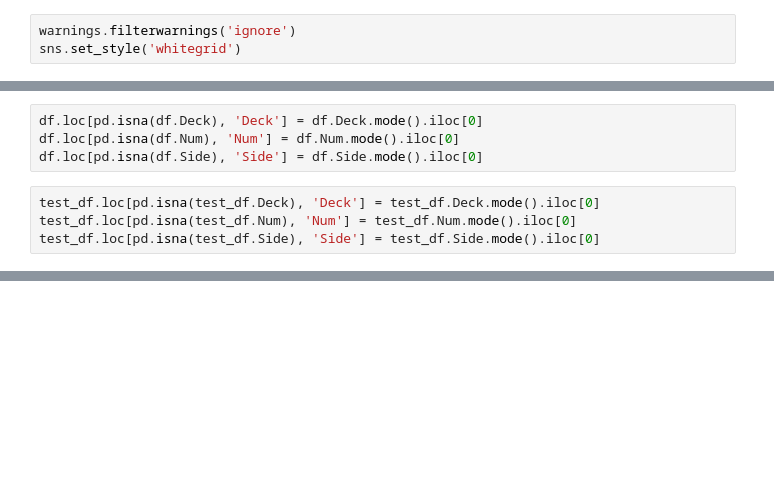
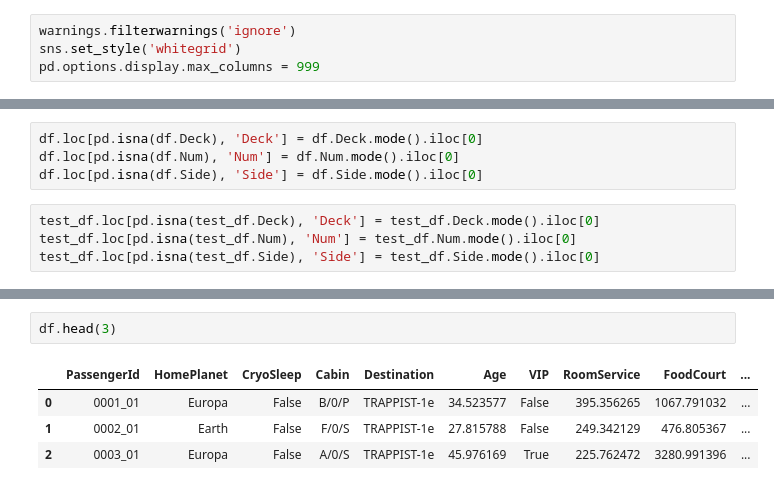
Before and after one commit to team-pass-ds/Spaceship-Titanic, a Jupyter notebook: notebooks/Comp-notebook.ipynb, the cells around one changed output, grey strips where cells are left out. Saved outputs shown, nothing was run; the diff lists cells and outputs as text; blank space fills up the shorter version.

```diff
--- a/notebooks/Comp-notebook.ipynb
+++ b/notebooks/Comp-notebook.ipynb
@@ -18,6 +18,7 @@ from IPython.display import Markdown, display
 # %%
 warnings.filterwarnings('ignore')
 sns.set_style('whitegrid')
+pd.options.display.max_columns = 999
 # %% [markdown]
 # Data and initial lookup
 
@@ -490,0 +508,7 @@ plt.show()
+# %%
+df.head(3)
+# %% [output]
+|  | PassengerId | HomePlanet | CryoSleep | Cabin | Destination | Age | VIP | RoomService | FoodCourt | ... |
+| 0 | 0001_01 | Europa | False | B/0/P | TRAPPIST-1e | 34.523577 | False | 395.356265 | 1067.791032 | ... |
+| 1 | 0002_01 | Earth | False | F/0/S | TRAPPIST-1e | 27.815788 | False | 249.342129 | 476.805367 | ... |
+| 2 | 0003_01 | Europa | False | A/0/S | TRAPPIST-1e | 45.976169 | True | 225.762472 | 3280.991396 | ... |
```
Also changed, not shown: parts of 9 cells of this notebook.
